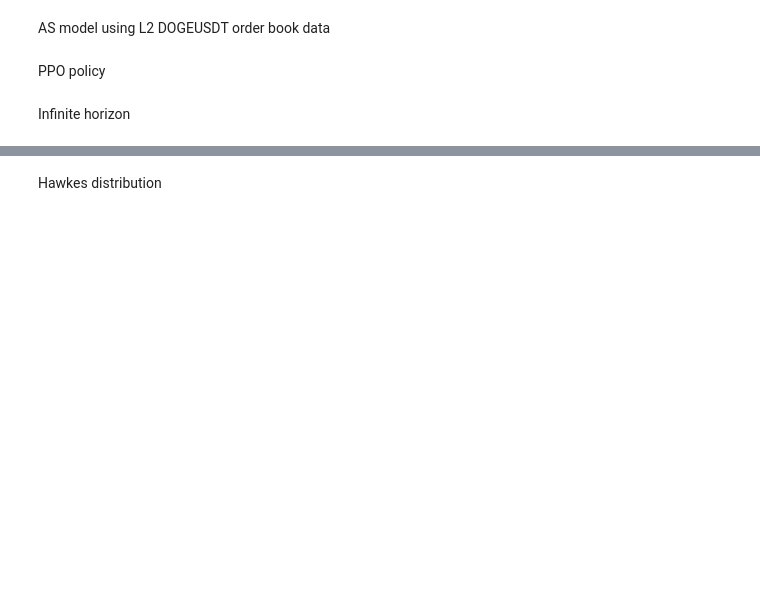
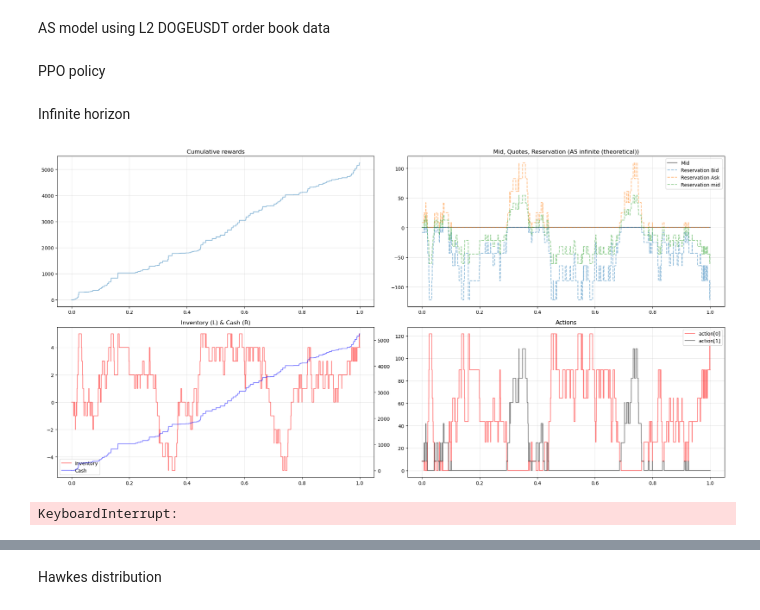
Before and after one commit to AA-ron2/Thesis_AI4Trading, a Jupyter notebook: test.ipynb, the cells around one changed output, grey strips where cells are left out. Saved outputs shown, nothing was run; the diff lists cells and outputs as text; code cells hidden in the pictures; blank space fills up the shorter version.

```diff
--- a/test.ipynb
+++ b/test.ipynb
@@ -728,26 +752,29 @@ plt.tight_layout(); plt.show()
 # %% [markdown]
 Infinite horizon
 # %%
-SEED, T, s0, sigma, A, k_fill, N = 42, 1.0, 100.0, 2.0, 140.0, 1.5, 1
+SEED, T, s0, sigma, A, k_fill, N = 42, 1.0, 100.0, 2.0, 140.0, 0.1, 1
 M = len(midprice)
 dt = T / M
 mid = MarketReplay(midprice, sigma, num_traj=N, dt=dt, T=T, seed=SEED)
 arr = PoissonArrivals(A, A, num_traj=N, dt=dt, T=T, seed=SEED)
-dyn = LimitOrderDynamics(mid, arr, fill_k=k_fill, max_depth=10.0)
+dyn = LimitOrderDynamics(mid, arr, fill=k_fill, max_depth=10.0)
 
 # Single-trajectory plotting (RL-style)
 env = TradingEnv(dynamics=dyn, T=T, M=M, seed=SEED, return_vectorized=False)
-agent_inf = AvellanedaStoikovAgent(env, gamma=0.8, mode="infinite", q_max=10)
+agent_inf = AvellanedaStoikovAgent(env, gamma=0.001, mode="infinite", q_max=10)
 plot_trajectory(env, agent_inf, show_reservation=True)
 
 # Batch stats & PnL hist (vectorized episode)
 mid = BrownianMidprice(s0, sigma, num_traj=512, dt=dt, T=T, seed=SEED)
 arr = PoissonArrivals(A, A, num_traj=512, dt=dt, T=T, seed=SEED)
-dyn = LimitOrderDynamics(mid, arr, fill_k=k_fill, max_depth=20.0)
+dyn = LimitOrderDynamics(mid, arr, fill=k_fill, max_depth=20.0)
 env_vec = TradingEnv(dynamics=dyn, T=T, M=M, seed=SEED, return_vectorized=True)
 agent_inf = AvellanedaStoikovAgent(env_vec, gamma=0.8, mode="infinite", q_max=5)
 results, fig, totals = generate_results_table_and_hist(env_vec, agent_inf)
 print(results)
+# %% [output]
+[figure, added]
+KeyboardInterrupt:
 # %%
 SEED, T, M, s0, sigma, A, k_fill, N = 42, 1.0, 200, 0.31601, 2.0, 140.0, 1.5, 1
 dt = T / M
```
Also changed, not shown: parts of 7 cells of this notebook, 1 other file.
